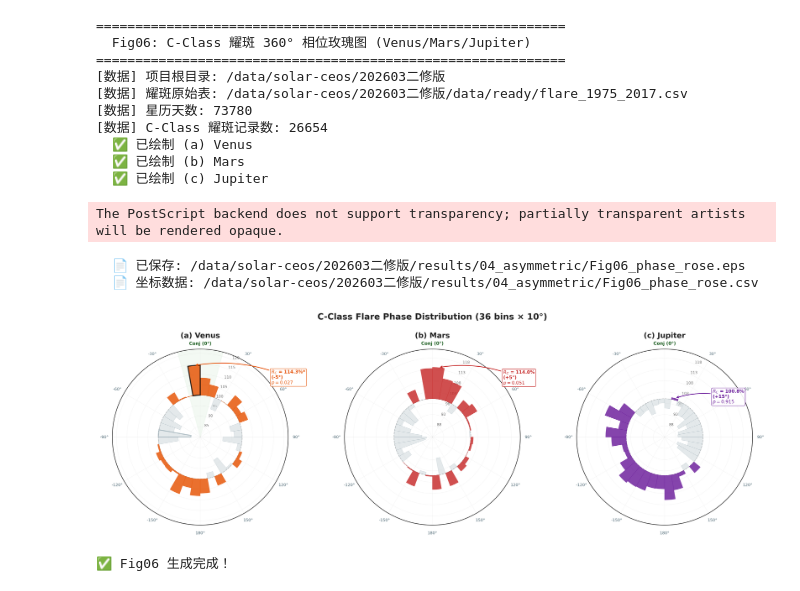
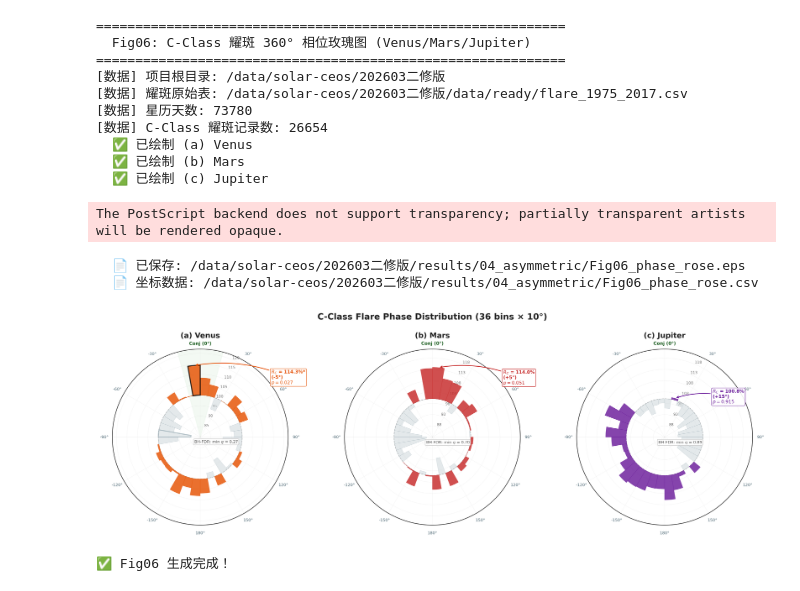
Before and after one commit to Solar-CEOS/solar-ceos, a Jupyter notebook: notebooks/04_asymmetric/10_fig6_phase_rose.ipynb, the cells around one changed output. Cells and saved outputs as stored; diff of their text form; code cells hidden in the pictures.

```diff
--- a/notebooks/04_asymmetric/10_fig6_phase_rose.ipynb
+++ b/notebooks/04_asymmetric/10_fig6_phase_rose.ipynb
@@ -357,6 +357,10 @@ def main():
         print('❌ 未找到 Fig06 数据。')
         sys.exit(1)
 
+    # ── 读取 FDR 校正数据 ──
+    fdr_rose_path = os.path.join(BASE, 'results', '05_multidimensional', 'fdr_audit', 'fig06_phase_rose_fdr.csv')
+    fdr_rose = pd.read_csv(fdr_rose_path) if os.path.exists(fdr_rose_path) else None
+
     fig = plt.figure(figsize=(17, 6), dpi=FIG_DPI)
 
     from matplotlib.gridspec import GridSpec
@@ -369,6 +373,17 @@ def main():
             print(f"  ⚠️ 缺少 {cfg['planet']} 数据")
             continue
         draw_rose_panel(ax, df_p, cfg)
+
+        # ── FDR 标注 ──
+        if fdr_rose is not None:
+            planet_fdr = fdr_rose[fdr_rose['Planet'] == cfg['planet']]
+            min_q = planet_fdr['q_planet'].min()
+            ax.text(np.deg2rad(225), ax.get_ylim()[0] + 4,
+                    f'BH-FDR: min $q$ = {min_q:.2f}',
+                    fontsize=7, color='#555555',
+                    bbox=dict(boxstyle='round,pad=0.2', facecolor='white',
+                              edgecolor='#cccccc', alpha=0.85))
+
         print(f"  ✅ 已绘制 {cfg['label']}")
 
     fig.suptitle('C-Class Flare Phase Distribution (36 bins × 10°)',
@@ -377,32 +392,32 @@ def main():
     eps_out = os.path.join(OUT_DIR, 'Fig06_phase_rose.eps')
     fig.savefig(eps_out, bbox_inches='tight', dpi=FIG_DPI)
     print(f'  📄 已保存: {eps_out}')
 
     csv_out = os.path.join(OUT_DIR, 'Fig06_phase_rose.csv')
     cols = ['Planet', 'Angle_Center', 'Ratio', 'Z_score', 'p_val']
     df[cols].to_csv(csv_out, index=False)
     print(f'  📄 坐标数据: {csv_out}')
 
     plt.show()
     plt.close(fig)
     print('\n✅ Fig06 生成完成！')
 
 
 if __name__ == '__main__':
     main()
 # %% [output]
 ============================================================
   Fig06: C-Class 耀斑 360° 相位玫瑰图 (Venus/Mars/Jupiter)
 ============================================================
 [数据] 项目根目录: /data/solar-ceos/202603二修版
 [数据] 耀斑原始表: /data/solar-ceos/202603二修版/data/ready/flare_1975_2017.csv
 [数据] 星历天数: 73780
 [数据] C-Class 耀斑记录数: 26654
   ✅ 已绘制 (a) Venus
   ✅ 已绘制 (b) Mars
   ✅ 已绘制 (c) Jupiter
 The PostScript backend does not support transparency; partially transparent artists will be rendered opaque.
   📄 已保存: /data/solar-ceos/202603二修版/results/04_asymmetric/Fig06_phase_rose.eps
   📄 坐标数据: /data/solar-ceos/202603二修版/results/04_asymmetric/Fig06_phase_rose.csv
-[figure, old version]
+[figure, new version]
 ✅ Fig06 生成完成！
```
Also changed, not shown: 34 other files.
